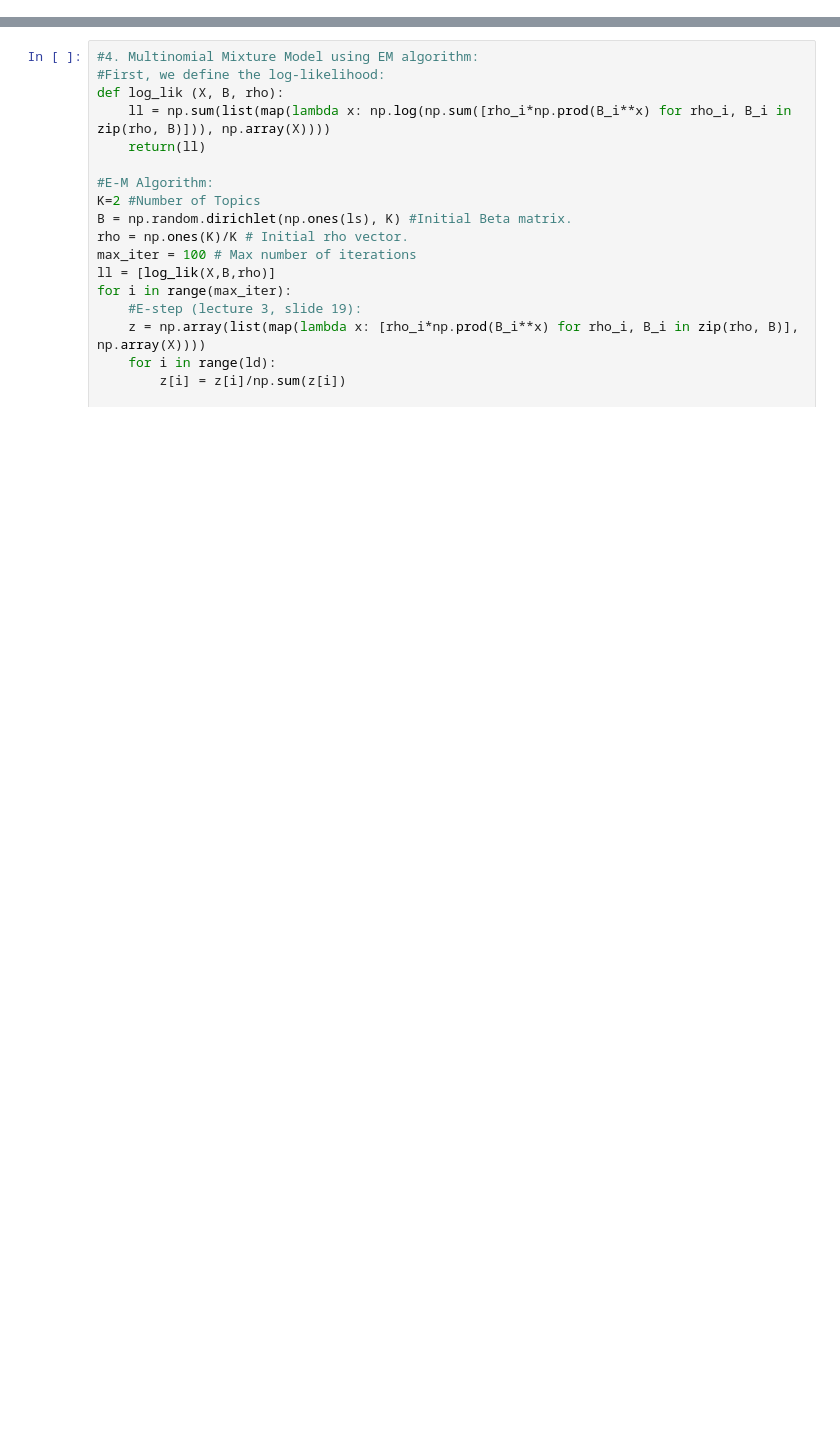
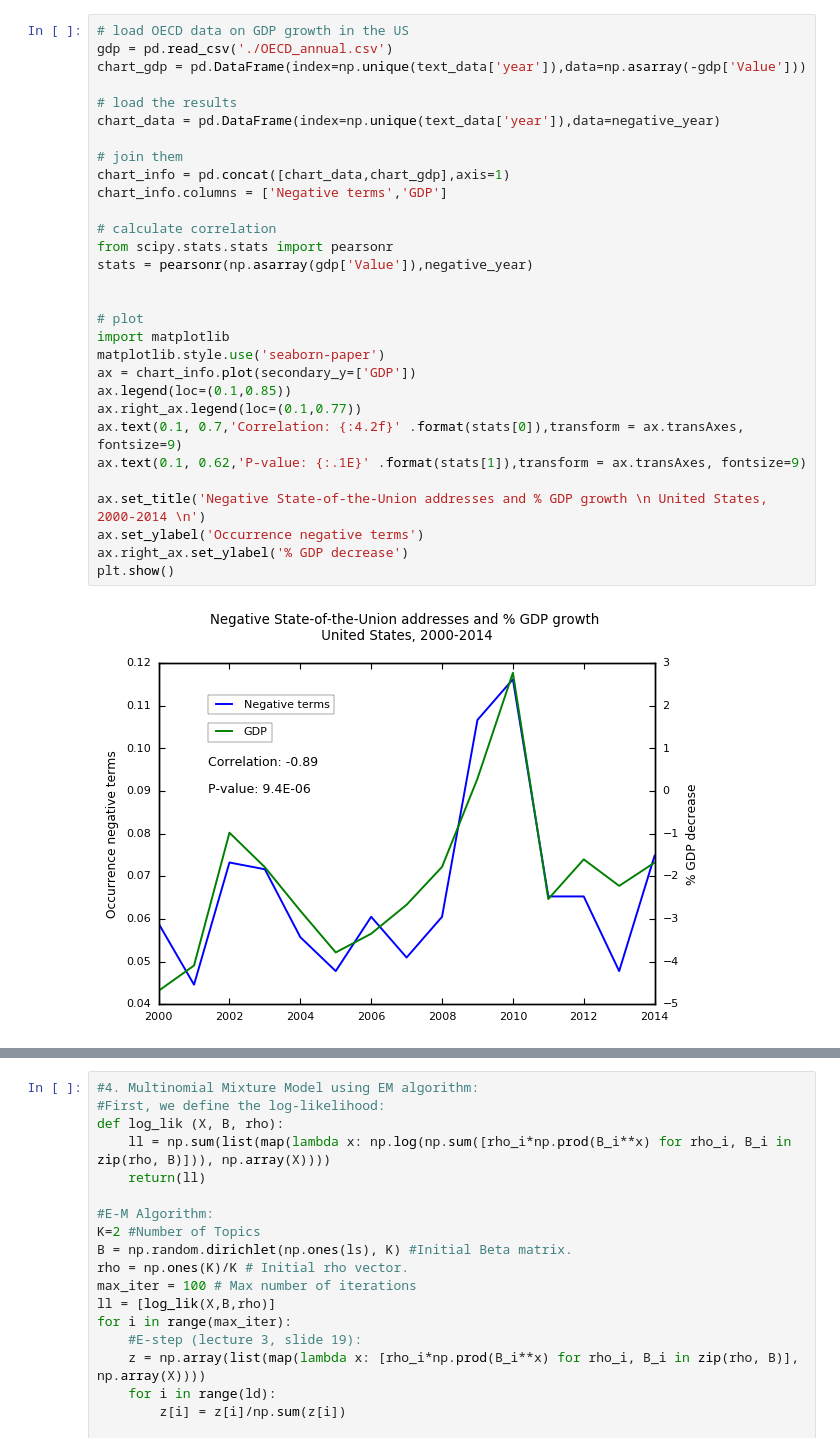
Before and after one commit to veldanie/text_mining, a Jupyter notebook: Report1.ipynb, the cells around one changed output, grey strips where cells are left out. Saved outputs shown, nothing was run; the diff lists cells and outputs as text; blank space fills up the shorter version.

```diff
--- a/Report1.ipynb
+++ b/Report1.ipynb
@@ -80,0 +214,32 @@ for w in selected_words.keys():
+# %%
+# load OECD data on GDP growth in the US
+gdp = pd.read_csv('./OECD_annual.csv')
+chart_gdp = pd.DataFrame(index=np.unique(text_data['year']),data=np.asarray(-gdp['Value']))
+
+# load the results
+chart_data = pd.DataFrame(index=np.unique(text_data['year']),data=negative_year)
+
+# join them
+chart_info = pd.concat([chart_data,chart_gdp],axis=1)
+chart_info.columns = ['Negative terms','GDP']
+
+# calculate correlation
+from scipy.stats.stats import pearsonr
+stats = pearsonr(np.asarray(gdp['Value']),negative_year)
+
+
+# plot
+import matplotlib
+matplotlib.style.use('seaborn-paper')
+ax = chart_info.plot(secondary_y=['GDP'])
+ax.legend(loc=(0.1,0.85))
+ax.right_ax.legend(loc=(0.1,0.77))
+ax.text(0.1, 0.7,'Correlation: {:4.2f}' .format(stats[0]),transform = ax.transAxes, fontsize=9)
+ax.text(0.1, 0.62,'P-value: {:.1E}' .format(stats[1]),transform = ax.transAxes, fontsize=9)
+
+ax.set_title('Negative State-of-the-Union addresses and % GDP growth \n United States, 2000-2014 \n')
+ax.set_ylabel('Occurrence negative terms')
+ax.right_ax.set_ylabel('% GDP decrease')
+plt.show()
+# %% [output]
+[figure, added]
```
Also changed, not shown: parts of 23 cells of this notebook, 4 other files.
